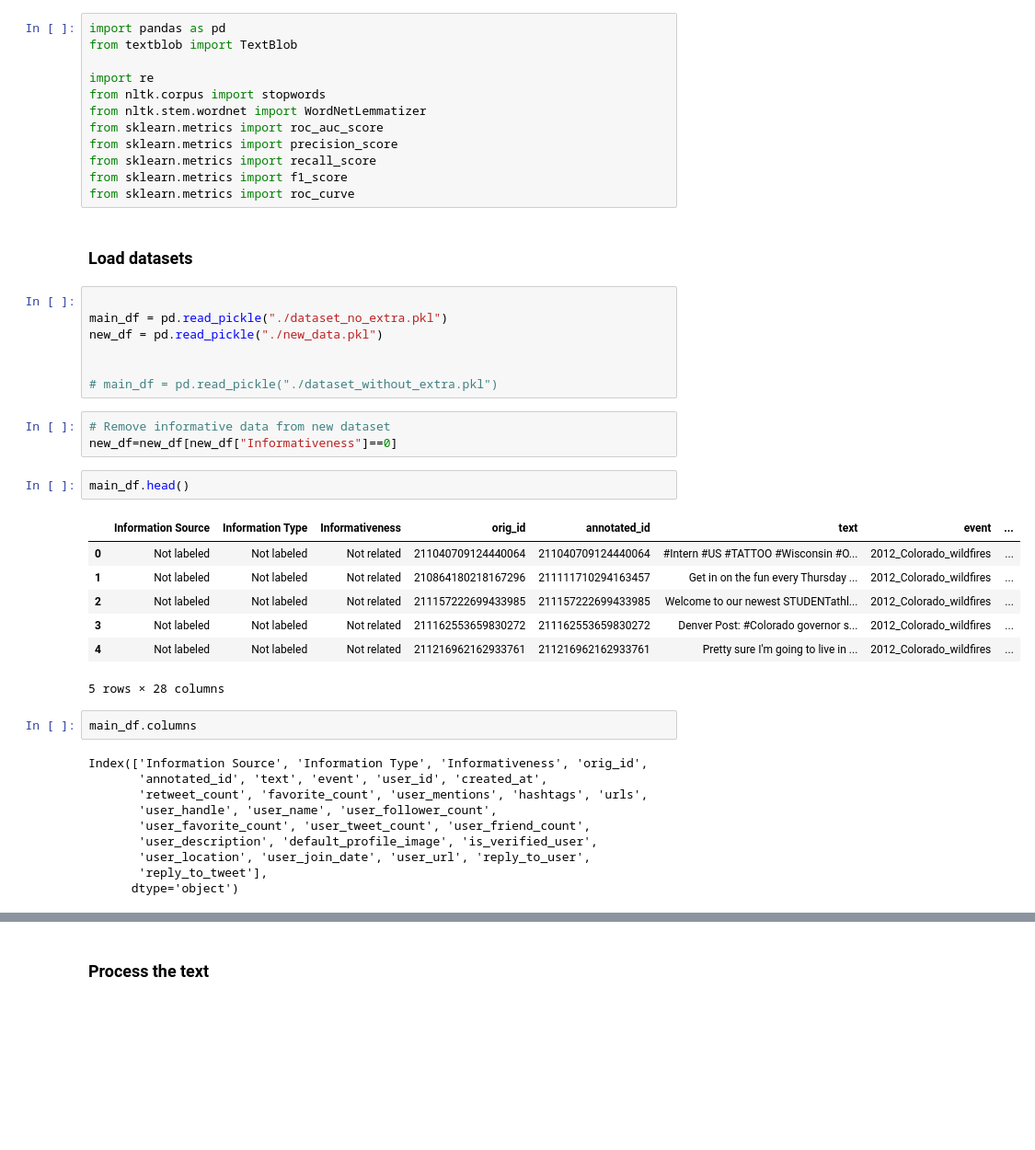
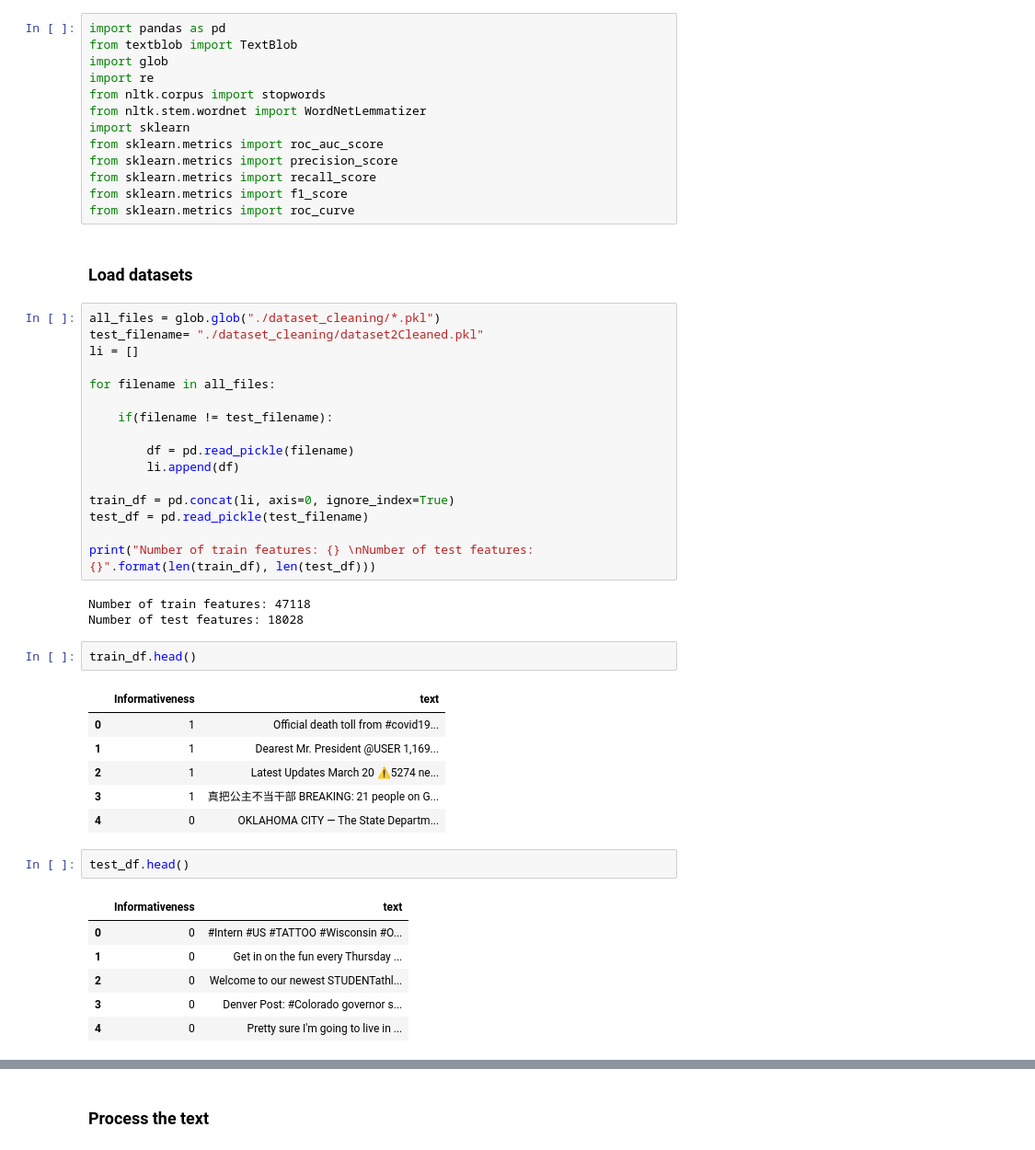
Before and after one commit to byrek3d/Masters-Semester-Project, a Jupyter notebook: glove.ipynb, the cells around one changed output, grey strips where cells are left out. Shown: that part at 92% size. Cells and saved outputs as stored; diff of their text form; blank space fills up the shorter version.

Commit message:
changed main notebook to have multiple datasets

```diff
--- a/glove.ipynb
+++ b/glove.ipynb
@@ -1,10 +1,11 @@
 # %%
 import pandas as pd
 from textblob import TextBlob
-
+import glob
 import re
 from nltk.corpus import stopwords
 from nltk.stem.wordnet import WordNetLemmatizer
+import sklearn
 from sklearn.metrics import roc_auc_score
 from sklearn.metrics import precision_score
 from sklearn.metrics import recall_score
@@ -12,36 +13,41 @@ from sklearn.metrics import f1_score
 from sklearn.metrics import roc_curve
 # %% [markdown]
 ### Load datasets
-# %%
-
-main_df = pd.read_pickle("./dataset_no_extra.pkl")
-new_df = pd.read_pickle("./new_data.pkl")
-
-
-# main_df = pd.read_pickle("./dataset_without_extra.pkl")
-# %%
-# Remove informative data from new dataset
-new_df=new_df[new_df["Informativeness"]==0]
+# %%
+all_files = glob.glob("./dataset_cleaning/*.pkl")
+test_filename= "./dataset_cleaning/dataset2Cleaned.pkl"
+li = []
+
+for filename in all_files:
+
+    if(filename != test_filename):
+
+        df = pd.read_pickle(filename)
+        li.append(df)
+
+train_df = pd.concat(li, axis=0, ignore_index=True)
+test_df = pd.read_pickle(test_filename)
+
+print("Number of train features: {} \nNumber of test features: {}".format(len(train_df), len(test_df)))
+# %% [output]
+Number of train features: 47118
+Number of test features: 18028
 # %%
-main_df.head()
+train_df.head()
 # %% [output]
-|  | Information Source | Information Type | Informativeness | orig_id | annotated_id | text | event | ... |
-| 0 | Not labeled | Not labeled | Not related | 211040709124440064 | 211040709124440064 | #Intern #US #TATTOO #Wisconsin #O... | 2012_Colorado_wildfires | ... |
-| 1 | Not labeled | Not labeled | Not related | 210864180218167296 | 211111710294163457 | Get in on the fun every Thursday ... | 2012_Colorado_wildfires | ... |
-| 2 | Not labeled | Not labeled | Not related | 211157222699433985 | 211157222699433985 | Welcome to our newest STUDENTathl... | 2012_Colorado_wildfires | ... |
-| 3 | Not labeled | Not labeled | Not related | 211162553659830272 | 211162553659830272 | Denver Post: #Colorado governor s... | 2012_Colorado_wildfires | ... |
-| 4 | Not labeled | Not labeled | Not related | 211216962162933761 | 211216962162933761 | Pretty sure I'm going to live in ... | 2012_Colorado_wildfires | ... |
+|  | Informativeness | text |
+| 0 | 1 | Official death toll from #covid19... |
+| 1 | 1 | Dearest Mr. President @USER 1,169... |
+| 2 | 1 | Latest Updates March 20 ⚠️5274 ne... |
+| 3 | 1 | 真把公主不当干部 BREAKING: 21 people on G... |
+| 4 | 0 | OKLAHOMA CITY — The State Departm... |
-5 rows × 28 columns
-# %%
-main_df.columns
-# %% [output]
-Index(['Information Source', 'Information Type', 'Informativeness', 'orig_id',
-       'annotated_id', 'text', 'event', 'user_id', 'created_at',
-       'retweet_count', 'favorite_count', 'user_mentions', 'hashtags', 'urls',
-       'user_handle', 'user_name', 'user_follower_count',
-       'user_favorite_count', 'user_tweet_count', 'user_friend_count',
-       'user_description', 'default_profile_image', 'is_verified_user',
-       'user_location', 'user_join_date', 'user_url', 'reply_to_user',
-       'reply_to_tweet'],
-      dtype='object')
+# %%
+test_df.head()
+# %% [output]
+|  | Informativeness | text |
+| 0 | 0 | #Intern #US #TATTOO #Wisconsin #O... |
+| 1 | 0 | Get in on the fun every Thursday ... |
+| 2 | 0 | Welcome to our newest STUDENTathl... |
+| 3 | 0 | Denver Post: #Colorado governor s... |
+| 4 | 0 | Pretty sure I'm going to live in ... |
 # %%
```
Also changed, not shown: parts of 38 cells of this notebook, 5 other files.
